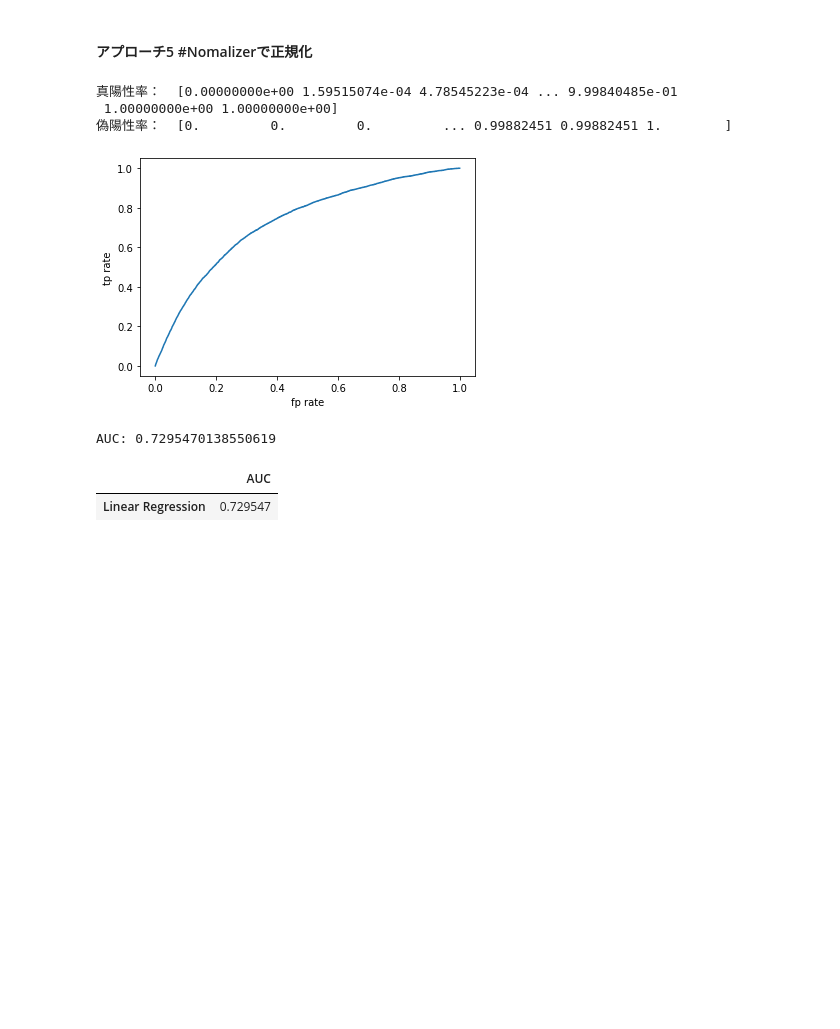
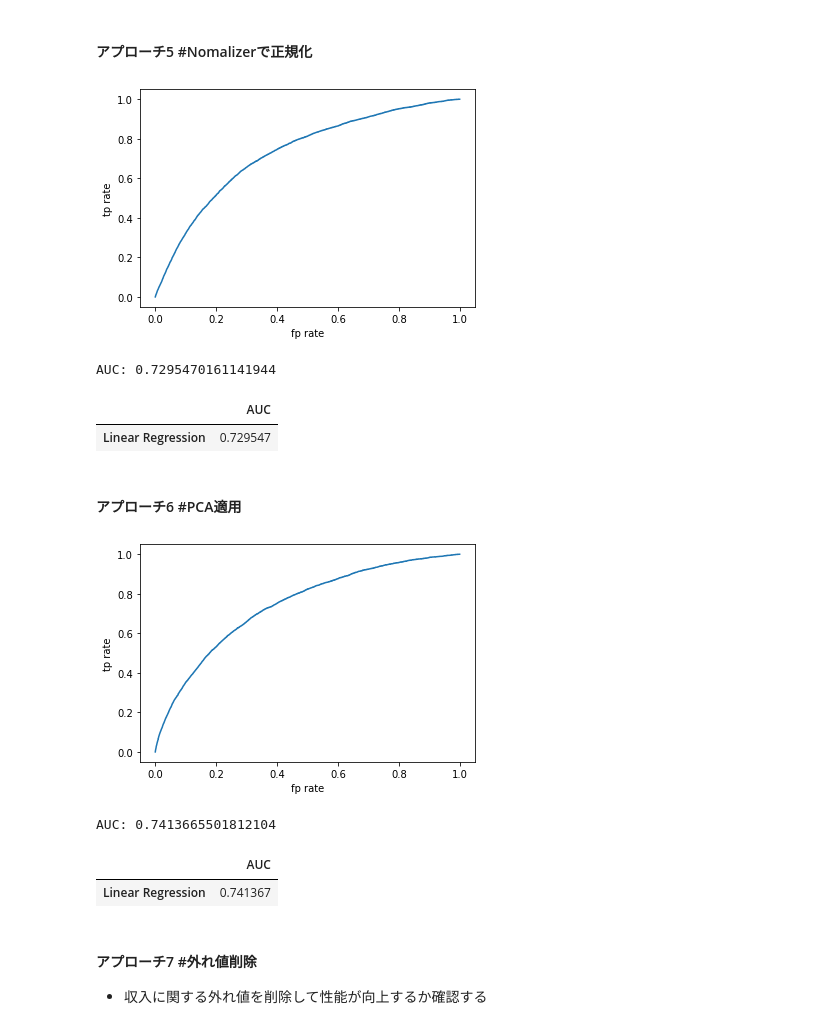
Before and after one commit to yutoJ/ml-learning, a Jupyter notebook: credit_risk_prediction.ipynb, the cells around one changed output. Cells and saved outputs as stored; diff of their text form; code cells hidden in the pictures; blank space fills up the shorter version.

```diff
--- a/credit_risk_prediction.ipynb
+++ b/credit_risk_prediction.ipynb
@@ -437,16 +470,13 @@ runnder.predict_and_export_result_to_csv(X_test_preprocessed, csv_name="lr_ohe_M
 # %%
 from sklearn.preprocessing import Normalizer
 X, y = init()
-runnder = MLRunner01(scaler=Normalizer())
-X_train, X_test, y_train, y_test = runnder.preprocess_train_and_split_train_test(X, y)
-ohe_normalizer_mean_result = runnder.train_and_evaluate_model(X_train, X_test, y_train, y_test, LinearRegression(), "Linear Regression")
+runner = MLRunner01(scaler=Normalizer())
+X_train, X_test, y_train, y_test = runner.preprocess_train_and_split_train_test(X, y)
+ohe_normalizer_mean_result = runner.train_and_evaluate_model(X_train, X_test, y_train, y_test, LinearRegression(), "Linear Regression")
 ohe_normalizer_mean_result
 # %% [output]
+[figure]
-真陽性率：  [0.00000000e+00 1.59515074e-04 4.78545223e-04 ... 9.99840485e-01
- 1.00000000e+00 1.00000000e+00]
-偽陽性率：  [0.         0.         0.         ... 0.99882451 0.99882451 1.        ]
+AUC: 0.7295470161141944
-[figure]
-AUC: 0.7295470138550619
 |  | AUC |
 | Linear Regression | 0.729547 |
 # %%
@@ -454,0 +485,13 @@ runnder.predict_and_export_result_to_csv(X_test_preprocessed, csv_name="lr_ohe_N
+# %% [markdown]
+#### アプローチ6 #PCA適用
+# %%
+X, y = init()
+runner = MLRunner01(pca=PCA(n_components=200))
+X_train, X_test, y_train, y_test = runner.preprocess_train_and_split_train_test(X, y)
+ohe_pca_mean_result = runner.train_and_evaluate_model(X_train, X_test, y_train, y_test, LinearRegression(), "Linear Regression")
+ohe_pca_mean_result
+# %% [output]
+[figure, added]
+AUC: 0.7413665501812104
+|  | AUC |
+| Linear Regression | 0.741367 |
@@ -454,0 +501,4 @@ runnder.predict_and_export_result_to_csv(X_test_preprocessed, csv_name="lr_ohe_N
+# %% [markdown]
+#### アプローチ7 #外れ値削除
+
+- 収入に関する外れ値を削除して性能が向上するか確認する
```
Also changed, not shown: parts of 31 cells of this notebook.
